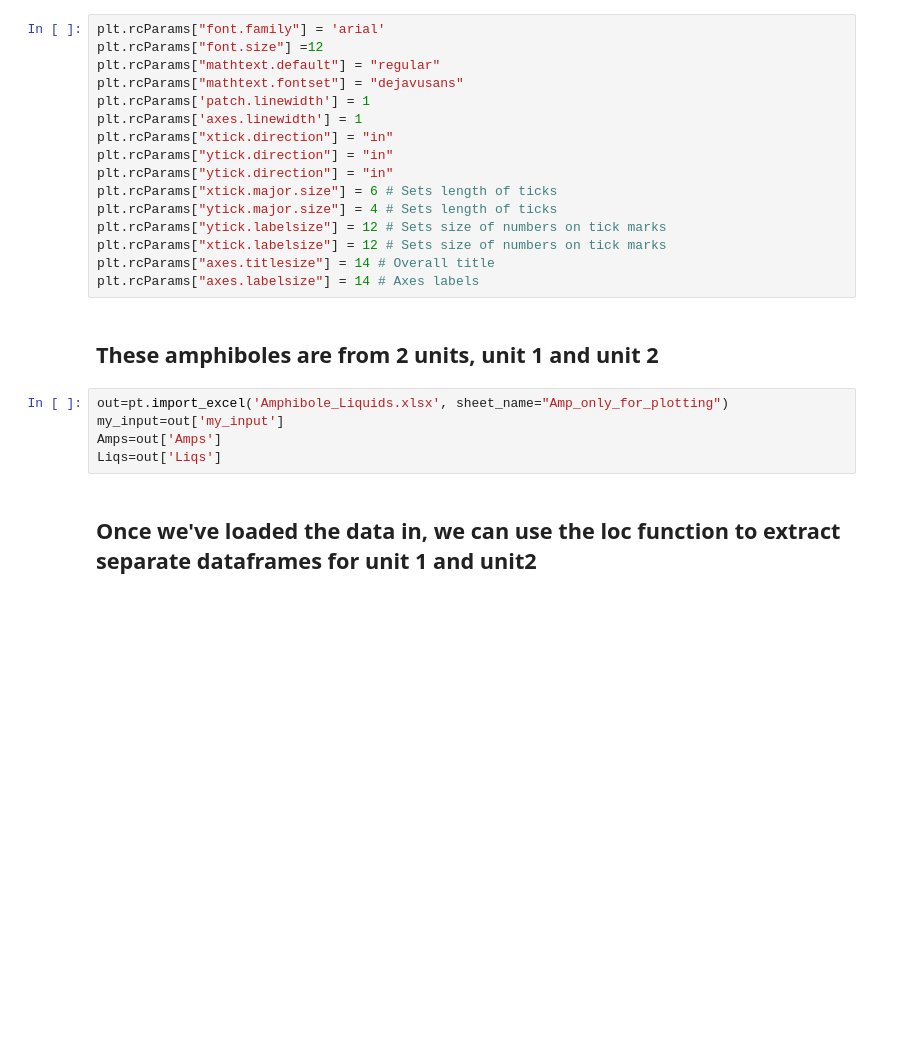
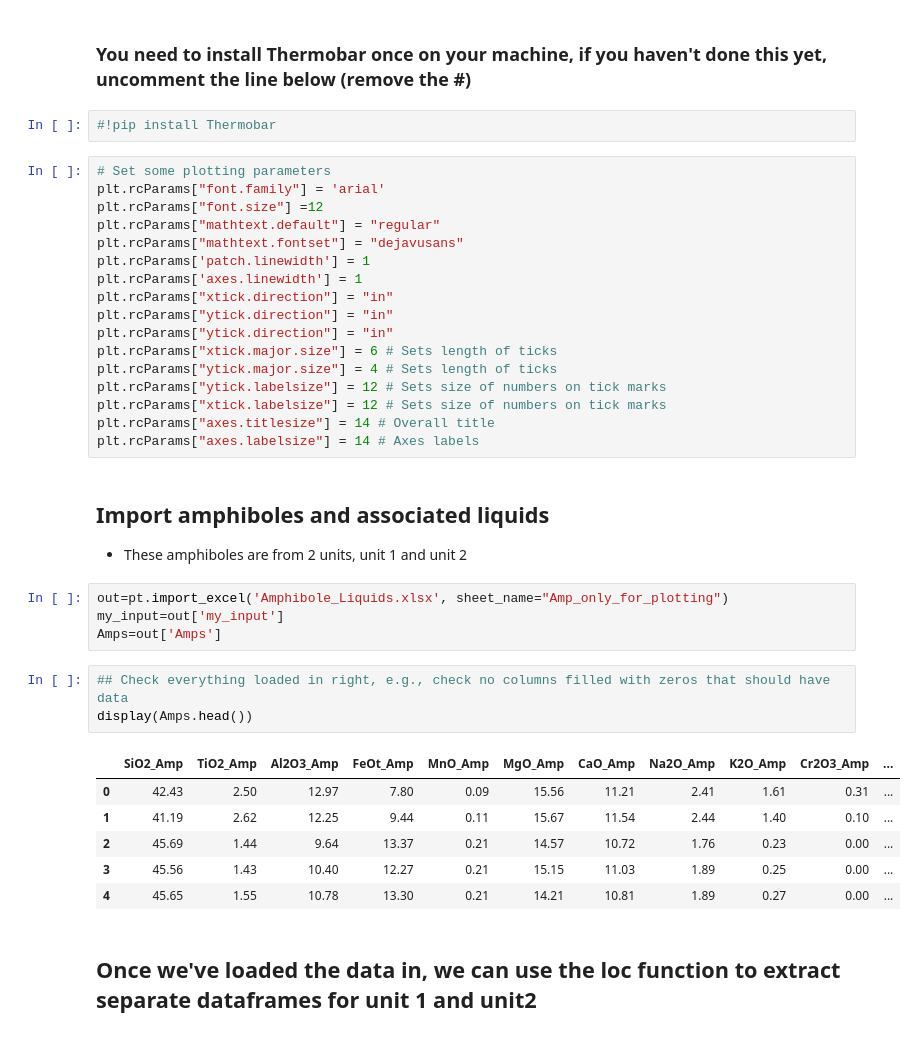
Before and after one commit to PennyWieser/Thermobar, a Jupyter notebook: docs/Examples/Amphibole/Amphibole_Classification_Diagrams.ipynb, the cells around one changed output. Cells and saved outputs as stored; diff of their text form; blank space fills up the shorter version.

```diff
--- a/docs/Examples/Amphibole/Amphibole_Classification_Diagrams.ipynb
+++ b/docs/Examples/Amphibole/Amphibole_Classification_Diagrams.ipynb
@@ -9,7 +12,12 @@ import pandas as pd
 import matplotlib.pyplot as plt
 import Thermobar as pt
 pd.options.display.max_columns = None
+# %% [markdown]
+### You need to install Thermobar once on your machine, if you haven't done this yet, uncomment the line below (remove the #)
+# %%
+#!pip install Thermobar
 # %%
+# Set some plotting parameters
 plt.rcParams["font.family"] = 'arial'
 plt.rcParams["font.size"] =12
 plt.rcParams["mathtext.default"] = "regular"
@@ -26,12 +34,22 @@ plt.rcParams["xtick.labelsize"] = 12 # Sets size of numbers on tick marks
 plt.rcParams["axes.titlesize"] = 14 # Overall title
 plt.rcParams["axes.labelsize"] = 14 # Axes labels
 # %% [markdown]
-## These amphiboles are from 2 units, unit 1 and unit 2
+## Import amphiboles and associated liquids
+- These amphiboles are from 2 units, unit 1 and unit 2
 # %%
 out=pt.import_excel('Amphibole_Liquids.xlsx', sheet_name="Amp_only_for_plotting")
 my_input=out['my_input']
 Amps=out['Amps']
-Liqs=out['Liqs']
+# %%
+## Check everything loaded in right, e.g., check no columns filled with zeros that should have data
+display(Amps.head())
+# %% [output]
+|  | SiO2_Amp | TiO2_Amp | Al2O3_Amp | FeOt_Amp | MnO_Amp | MgO_Amp | CaO_Amp | Na2O_Amp | K2O_Amp | Cr2O3_Amp | ... |
+| 0 | 42.43 | 2.50 | 12.97 | 7.80 | 0.09 | 15.56 | 11.21 | 2.41 | 1.61 | 0.31 | ... |
+| 1 | 41.19 | 2.62 | 12.25 | 9.44 | 0.11 | 15.67 | 11.54 | 2.44 | 1.40 | 0.10 | ... |
+| 2 | 45.69 | 1.44 | 9.64 | 13.37 | 0.21 | 14.57 | 10.72 | 1.76 | 0.23 | 0.00 | ... |
+| 3 | 45.56 | 1.43 | 10.40 | 12.27 | 0.21 | 15.15 | 11.03 | 1.89 | 0.25 | 0.00 | ... |
+| 4 | 45.65 | 1.55 | 10.78 | 13.30 | 0.21 | 14.21 | 10.81 | 1.89 | 0.27 | 0.00 | ... |
 # %% [markdown]
 ## Once we've loaded the data in, we can use the loc function to extract separate dataframes for unit 1 and unit2
 # %%
```
Also changed, not shown: parts of 7 cells of this notebook, 5 other files.
